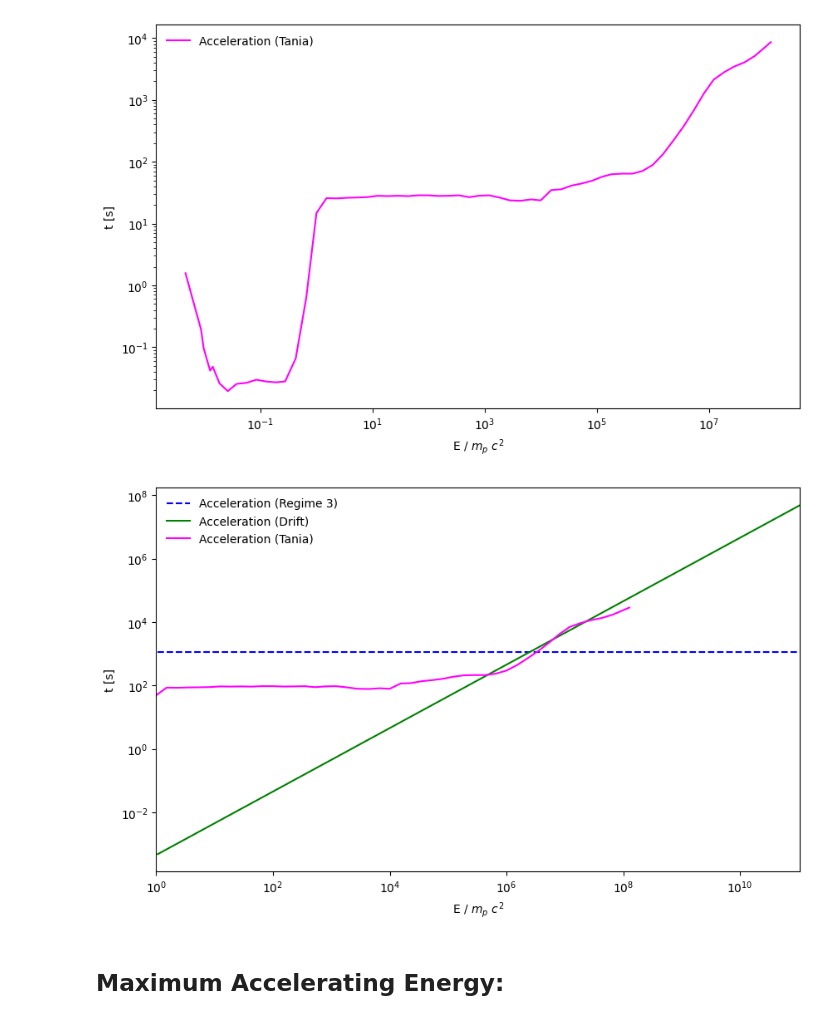
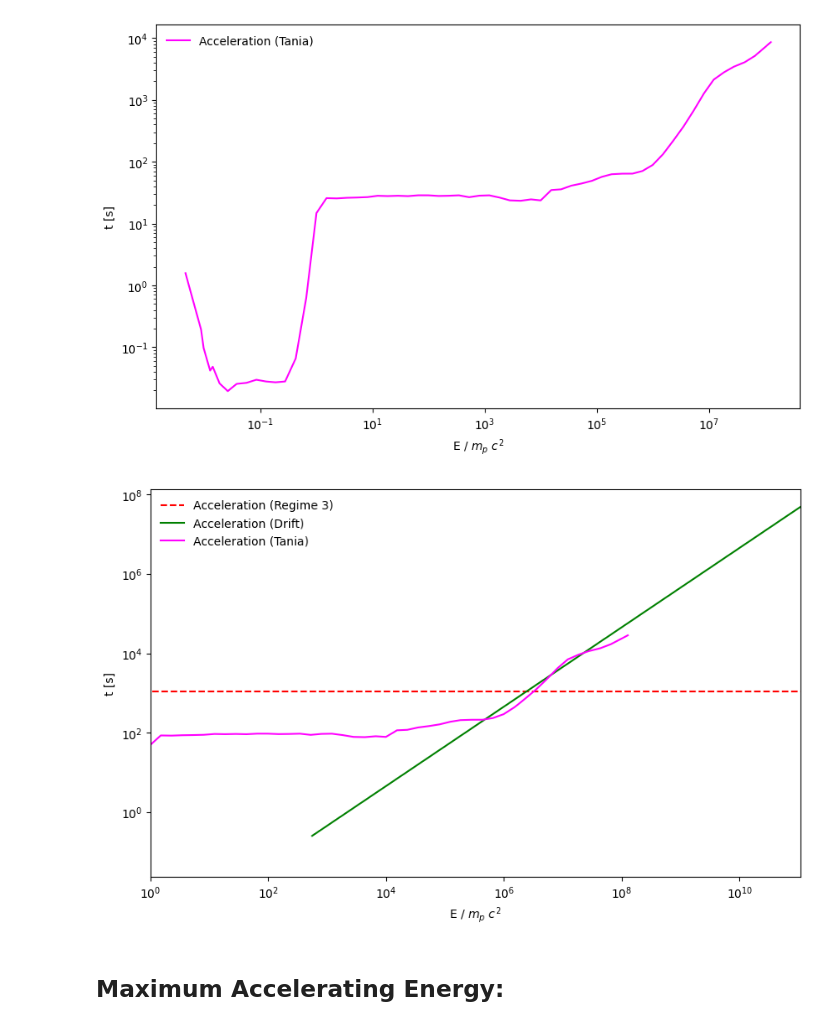
Before and after one commit to luanapassosreis/AGN_Studies, a Jupyter notebook: fermi_drift_acc.ipynb, the cells around one changed output. Saved outputs shown, nothing was run; the diff lists cells and outputs as text; code cells hidden in the pictures.

Commit message:
corrected drift energy

```diff
--- a/fermi_drift_acc.ipynb
+++ b/fermi_drift_acc.ipynb
@@ -60,6 +60,8 @@ coronal_data.q
 
 Ep = np.linspace(1e9, 1e20)*eV
 Ee = np.linspace(1e9, 1e16)*eV
+Ep_drift = np.linspace(5.23e11, 1e20) * eV
+Ee_drift = np.linspace(5.23e11, 1e20) * eV
 # %%
 ## Fluid density
 
@@ -245,25 +263,25 @@ plt.show()
 # %%
 ## erg
 
 plt.figure(figsize=(10, 6))
 
-plt.loglog(Ep_norm,[time_acc_regime3(va, delta_RX)]*len(Ep_norm),'--',label='Acceleration (Regime 3)',color='blue')
-plt.loglog(Ep_norm,time_acc_drift(Ep_norm, B_c, va),label='Acceleration (Drift)',color='green')
+plt.loglog(Ep_norm,[time_acc_regime3(va, delta_RX)]*len(Ep_norm),'--',label='Acceleration (Regime 3)',color='red')
+plt.loglog(Ep_drift/mpc2,time_acc_drift(Ep_drift/mpc2, B_c, va),label='Acceleration (Drift)',color='green')
 plt.loglog(Eacc,tacc*(1e11/c),label='Acceleration (Tania)',color='magenta')
 ##### Tania's has a normalization factor
 
 plt.xlim((1e0,Ep_norm.max()))
 plt.legend(frameon=False)
 plt.xlabel('E / $m_p$ $c^2$')
 plt.ylabel('t [s]')
 
 # plt.ylim((1e-4,1e4))
 # plt.xticks([1e-2,1e-1,1e0,1e1,1e2,1e3],labels=['-2','-1','0','1','2','3'])
 # plt.savefig('plots/cooling_hadrons_erg.png',dpi=300)
 
 plt.show()
 # %% [output]
-[figure, old version]
+[figure, new version]
 # %% [markdown]
 ## Maximum Accelerating Energy:
 # %%
```
Also changed, not shown: parts of 2 cells of this notebook, 6 other files.
